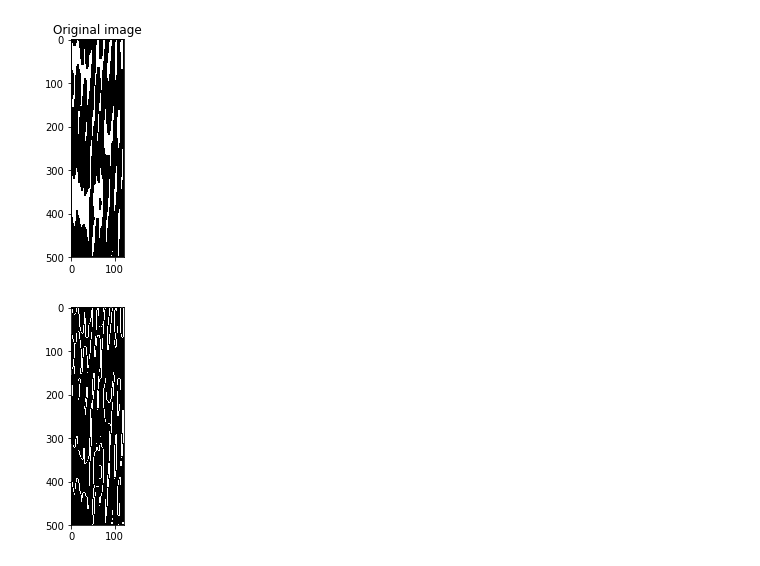
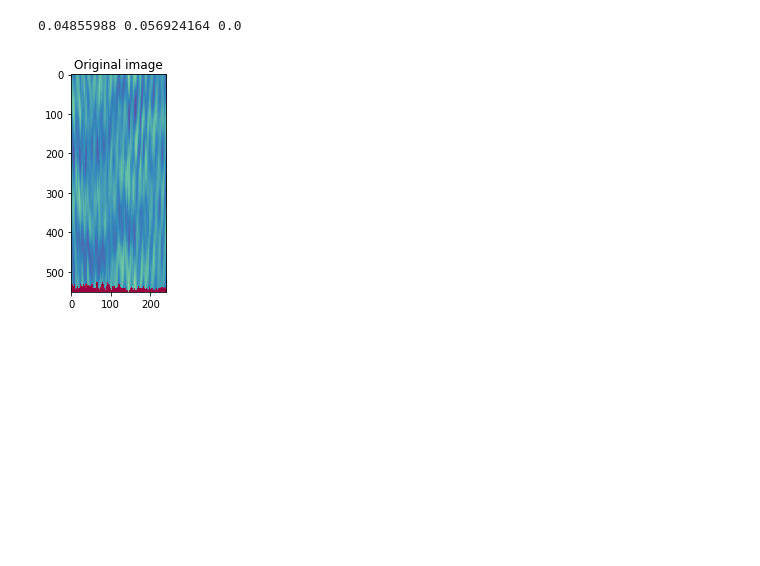
Before and after one commit to oozguc/PyImage, a Jupyter notebook: ObjectClassInstance/HoughTransform.ipynb, the cells around one changed output. Saved outputs shown, nothing was run; the diff lists cells and outputs as text; code cells hidden in the pictures; blank space fills up the shorter version.

```diff
--- a/ObjectClassInstance/HoughTransform.ipynb
+++ b/ObjectClassInstance/HoughTransform.ipynb
@@ -45,31 +46,27 @@ TStartSection = 0
 
 
 axes = 'XY'
-# %%
-image = imread(sourceimage)
-cutimage = image[StartSection:EndSection, :]
-cutimage = cutimage[:,120:image.shape[1]]
-#Make Binary
-
-
-thresh = threshold_mean(cutimage)
-
-binary = cutimage > thresh
-
-
-binary = binary_erosion(binary, structure=np.ones((5,5)))
-plt.figure()
-plt.imshow(binary, plt.cm.gray)
-plt.title('Original image')
-
-image = feature.canny(binary, sigma = 0.1)
-plt.figure()
-plt.imshow(image, plt.cm.gray)
-
-h, theta, d = hough_line(binary)
-# %% [output]
-[figure, removed]
-[figure, removed]
+# %%
+image = imread(sourceimage)
+cutimage = image[StartSection:EndSection, :]
+plt.figure()
+plt.imshow(cutimage, plt.cm.Spectral)
+plt.title('Original image')
+#Make Binary
+
+max = np.amax(cutimage)
+min = np.amin(cutimage)
+thresh = threshold_mean(cutimage)
+print(thresh, max, min)
+
+binary = cutimage > thresh
+
+
+
+h, theta, d = hough_line(binary)
+# %% [output]
+0.04855988 0.056924164 0.0
+[figure, added]
 # %%
 # Generating figure 1
 fig, axes = plt.subplots(1, 3, figsize=(15, 6))
```
Also changed, not shown: parts of 5 cells of this notebook, 5 other files.
